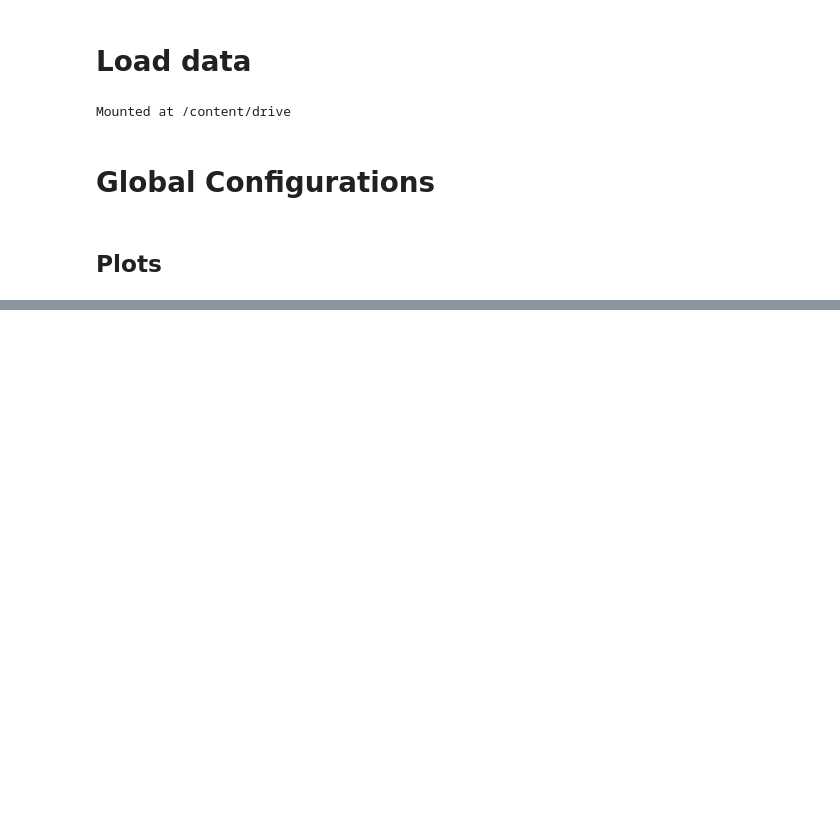
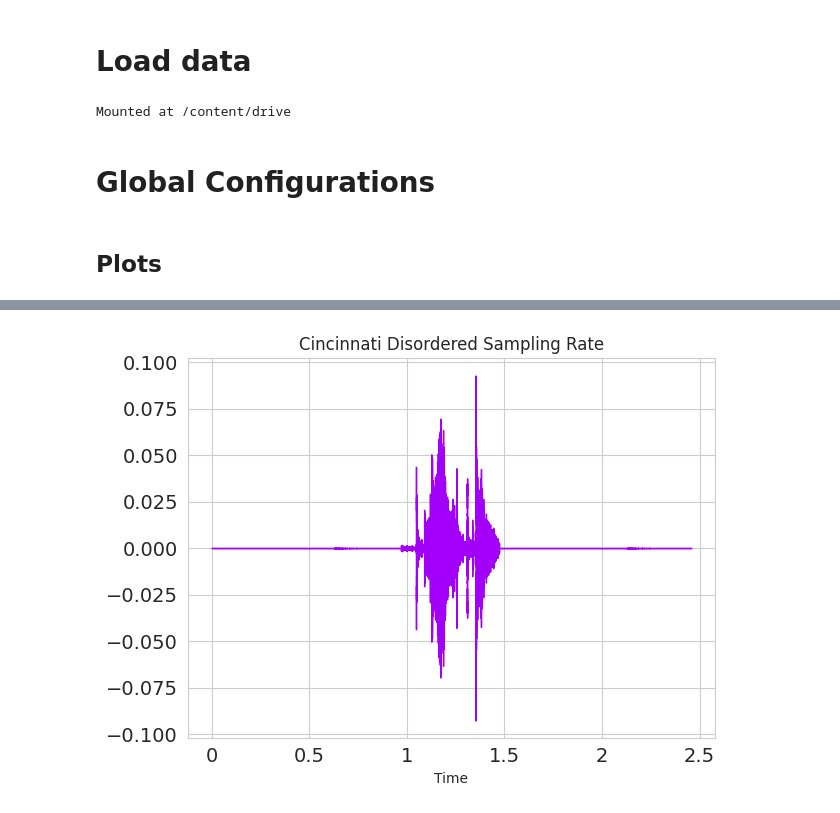
Before and after one commit to vTheWise/speech_language_impairment_detection, a Jupyter notebook: SLID_EDA.ipynb, the cells around one changed output, grey strips where cells are left out. Saved outputs shown, nothing was run; the diff lists cells and outputs as text; code cells hidden in the pictures; blank space fills up the shorter version.

```diff
--- a/SLID_EDA.ipynb
+++ b/SLID_EDA.ipynb
@@ -117,0 +135,4 @@ plt.rcParams["patch.force_edgecolor"] = True
+# %%
+plotSampleRate(cincinnati_disordered_data[0], cincinnati_disordered_sRate[0], 'Cincinnati Disordered Sampling Rate')
+# %% [output]
+[figure, added]
```
Also changed, not shown: parts of 14 cells of this notebook.
